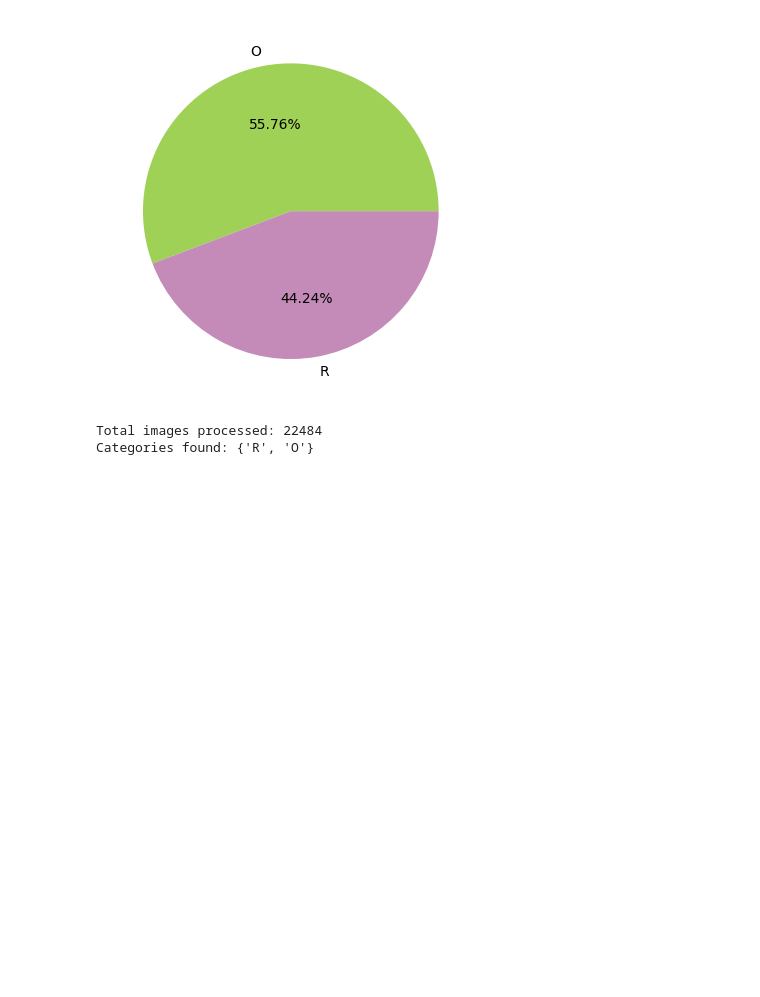
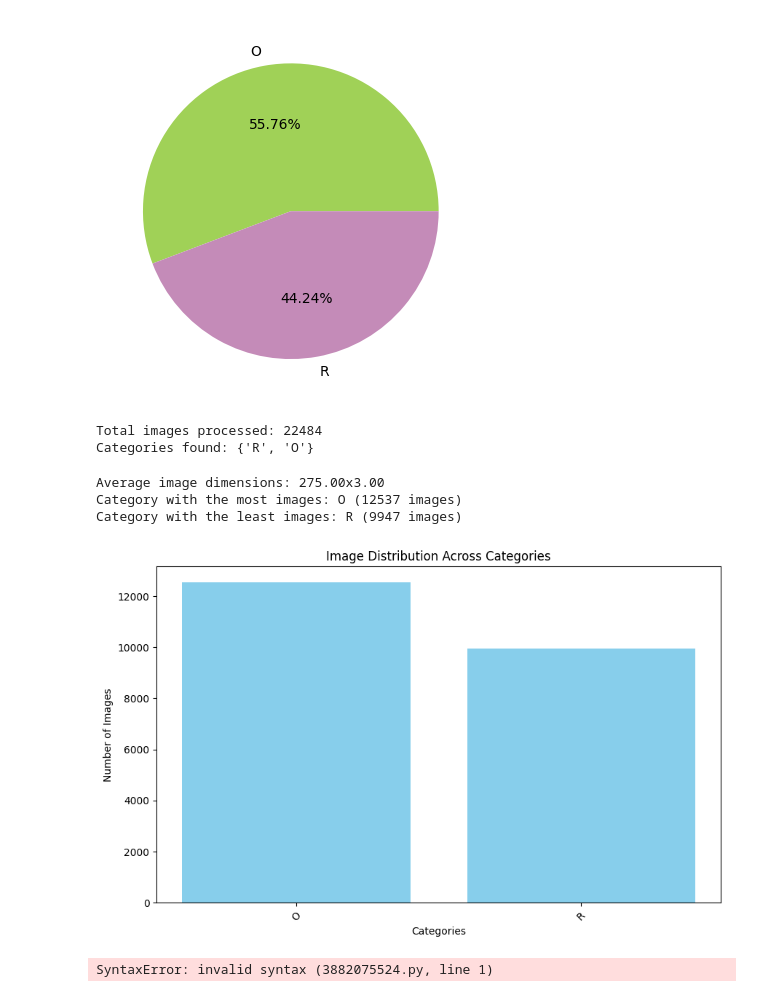
Before and after one commit to pkkulk/Week-1-task-AICTE-Internship-, a Jupyter notebook: Wasteclassification.ipynb, the cells around one changed output. Cells and saved outputs as stored; diff of their text form; code cells hidden in the pictures; blank space fills up the shorter version.

```diff
--- a/Wasteclassification.ipynb
+++ b/Wasteclassification.ipynb
@@ -121,3 +121,41 @@ print(f"Categories found: {set(y_data)}")
 # %% [output]
 Total images processed: 22484
 Categories found: {'R', 'O'}
+# %%
+avg_height = np.mean([img.shape[0] for img in img_array])
+avg_width = np.mean([img.shape[1] for img in img_array])
+print(f"Average image dimensions: {avg_height:.2f}x{avg_width:.2f}")
+
+print(f"Category with the most images: {label_counts.idxmax()} ({label_counts.max()} images)")
+print(f"Category with the least images: {label_counts.idxmin()} ({label_counts.min()} images)")
+# %% [output]
+Average image dimensions: 275.00x3.00
+Category with the most images: O (12537 images)
+Category with the least images: R (9947 images)
+# %%
+plt.figure(figsize=(10, 6))
+plt.bar(label_counts.index, label_counts.values, color='skyblue')
+plt.xlabel('Categories')
+plt.ylabel('Number of Images')
+plt.title('Image Distribution Across Categories')
+plt.xticks(rotation=45)
+plt.show()
+# %% [output]
+[figure, added]
+# %%
+pip install sklearn
+
+from sklearn.cluster import KMeans
+from sklearn.decomposition import PCA
+
+# Flatten images for clustering
+flattened_images = [img.flatten() for img in img_array]
+pca = PCA(n_components=50)
+reduced_features = pca.fit_transform(flattened_images)
+
+kmeans = KMeans(n_clusters=len(label_counts), random_state=42)
+clusters = kmeans.fit_predict(reduced_features)
+
+print(f"Cluster assignments: {clusters}")
+# %% [output]
+SyntaxError: invalid syntax (3882075524.py, line 1)
```
Also changed, not shown: parts of 3 cells of this notebook.
